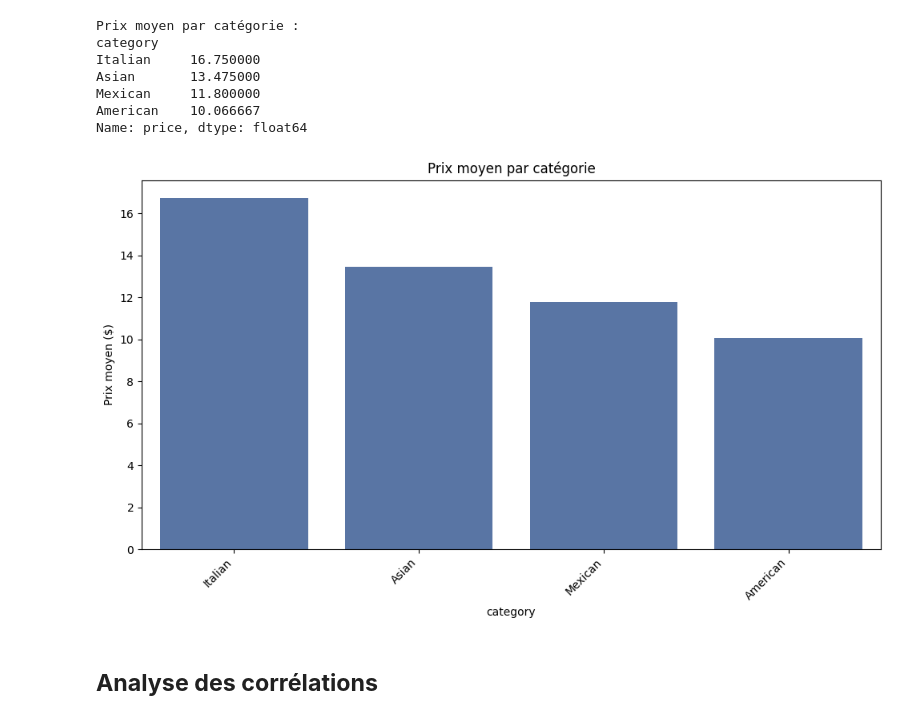
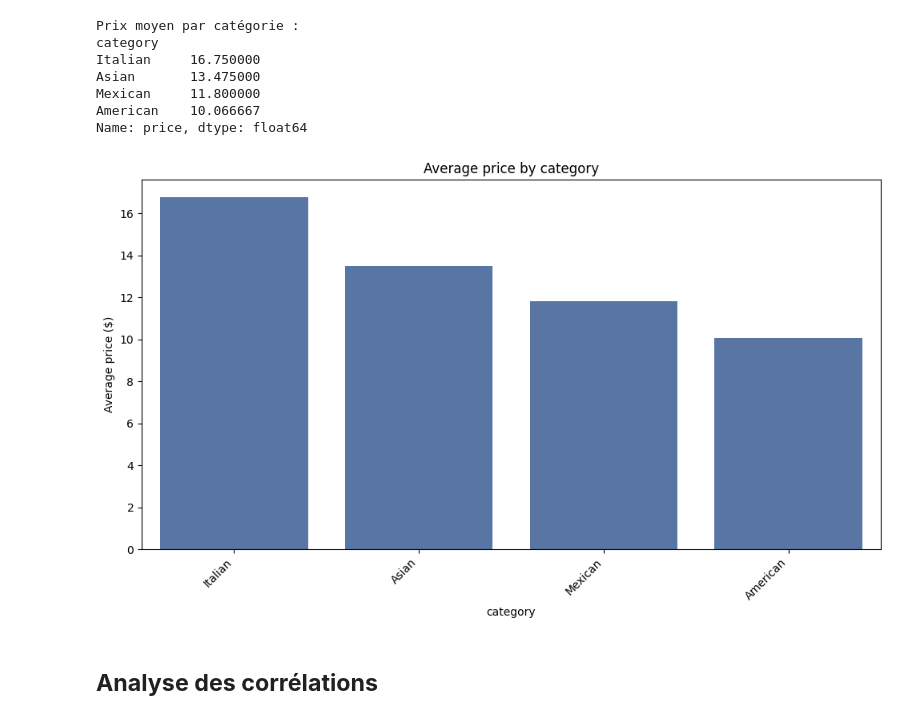
Before and after one commit to lamaranadiallo/Analyse-Restaurant, a Jupyter notebook: Analyse.ipynb, the cells around one changed output. Saved outputs shown, nothing was run; the diff lists cells and outputs as text; code cells hidden in the pictures.

```diff
--- a/Analyse.ipynb
+++ b/Analyse.ipynb
@@ -328,13 +328,13 @@ Name: price, dtype: float64
 # %%
 plt.figure(figsize=(10, 6))
 sns.barplot(x=avg_price_by_category.index, y=avg_price_by_category.values)
-plt.title('Prix moyen par catégorie')
+plt.title('Average price by category')
 plt.xticks(rotation=45, ha='right')
-plt.ylabel('Prix moyen ($)')
+plt.ylabel('Average price ($)')
 plt.tight_layout()
 plt.show()
 # %% [output]
-[figure, old version]
+[figure, new version]
 # %% [markdown]
 ## **Analyse des corrélations**
 # %%
```
Also changed, not shown: parts of 12 cells of this notebook, 5 other files.
